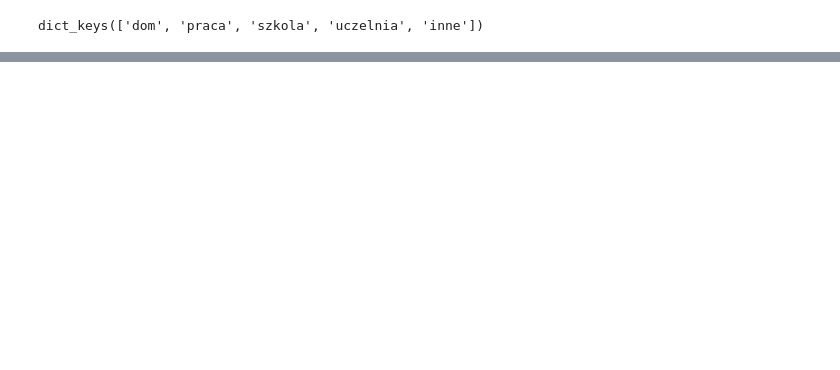
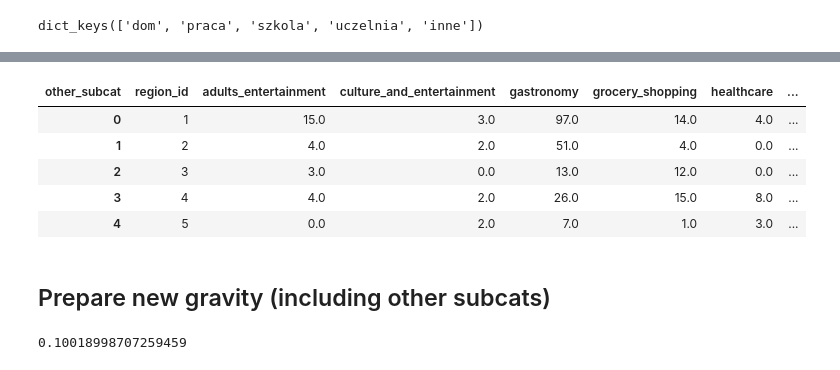
Before and after one commit to AgataSkibinska/urban-mobility-project, a Jupyter notebook: notebooks/mc_travel_planning/gravity_dist.ipynb, the cells around one changed output, grey strips where cells are left out. Saved outputs shown, nothing was run; the diff lists cells and outputs as text; code cells hidden in the pictures; blank space fills up the shorter version.

Commit message:
gravity dist update

```diff
--- a/notebooks/mc_travel_planning/gravity_dist.ipynb
+++ b/notebooks/mc_travel_planning/gravity_dist.ipynb
@@ -98,5 +173,9 @@ dict_keys(['dom', 'praca', 'szkola', 'uczelnia', 'inne'])
 # %%
-def add_other_subcat(tag):
-    for other_subcat, tags in
+def add_other_subcat(row):
+    subcat = np.NaN
+    for other_subcat, tags in other_travels_map.items():
+        if row['tag'] in tags:
+            subcat = other_subcat
+    return subcat
 
-facilities_df['other_subcat'] = facilities_df['tag'].apply(add_other_subcat)
+facilities_df['other_subcat'] = facilities_df.apply(add_other_subcat, axis=1)
@@ -117,14 +181,0 @@ facilities_df['other_subcat'] = facilities_df['tag'].apply(add_other_subcat)
-# %%
-def add_other_subcat(row):
-    subcat = np.NaN
-    for other_subcat, tags in other_travels_map.items():
-        if row['tag'] in tags:
-            subcat = other_subcat
-
-    return subcat
-
-
-facilities_df['other_subcat'] = facilities_df.apply(
-    lambda row: other_subcat for other_subcat, tags in other_travels_map.items() if row['tag'] in tags,
-    axis=1
-)
@@ -147,0 +225,4 @@ dest_type = load_object(name=dest_type_file, in_dir=data_dir)
+# %%
+grouped_facilities_df = facilities_df.groupby(by=['other_subcat', 'region_id']).size().reset_index(name='count')
+
+grouped_facilities_df.head()
@@ -147,0 +236,16 @@ dest_type = load_object(name=dest_type_file, in_dir=data_dir)
+# %%
+pivot_facilities_df = grouped_facilities_df.pivot(index='region_id', columns='other_subcat', values='count').reset_index()
+# pivot_facilities_df.reset_index(inplace=True, drop=True)
+# pivot_facilities_df.index.name = None
+pivot_facilities_df.fillna(0, inplace=True)
+
+pivot_facilities_df.head()
+# %% [output]
+| other_subcat | region_id | adults_entertainment | culture_and_entertainment | gastronomy | grocery_shopping | healthcare | ... |
+| 0 | 1 | 15.0 | 3.0 | 97.0 | 14.0 | 4.0 | ... |
+| 1 | 2 | 4.0 | 2.0 | 51.0 | 4.0 | 0.0 | ... |
+| 2 | 3 | 3.0 | 0.0 | 13.0 | 12.0 | 0.0 | ... |
+| 3 | 4 | 4.0 | 2.0 | 26.0 | 15.0 | 8.0 | ... |
+| 4 | 5 | 0.0 | 2.0 | 7.0 | 1.0 | 3.0 | ... |
+# %% [markdown]
+## Prepare new gravity (including other subcats)
@@ -147,0 +300,8 @@ dest_type = load_object(name=dest_type_file, in_dir=data_dir)
+# %%
+destination = 'adults_entertainment'
+from_region = 10
+to_region = 1
+
+print(new_gravity_dist[destination][from_region][to_region])
+# %% [output]
+0.10018998707259459
```
Also changed, not shown: parts of 25 cells of this notebook, 3 other files.
